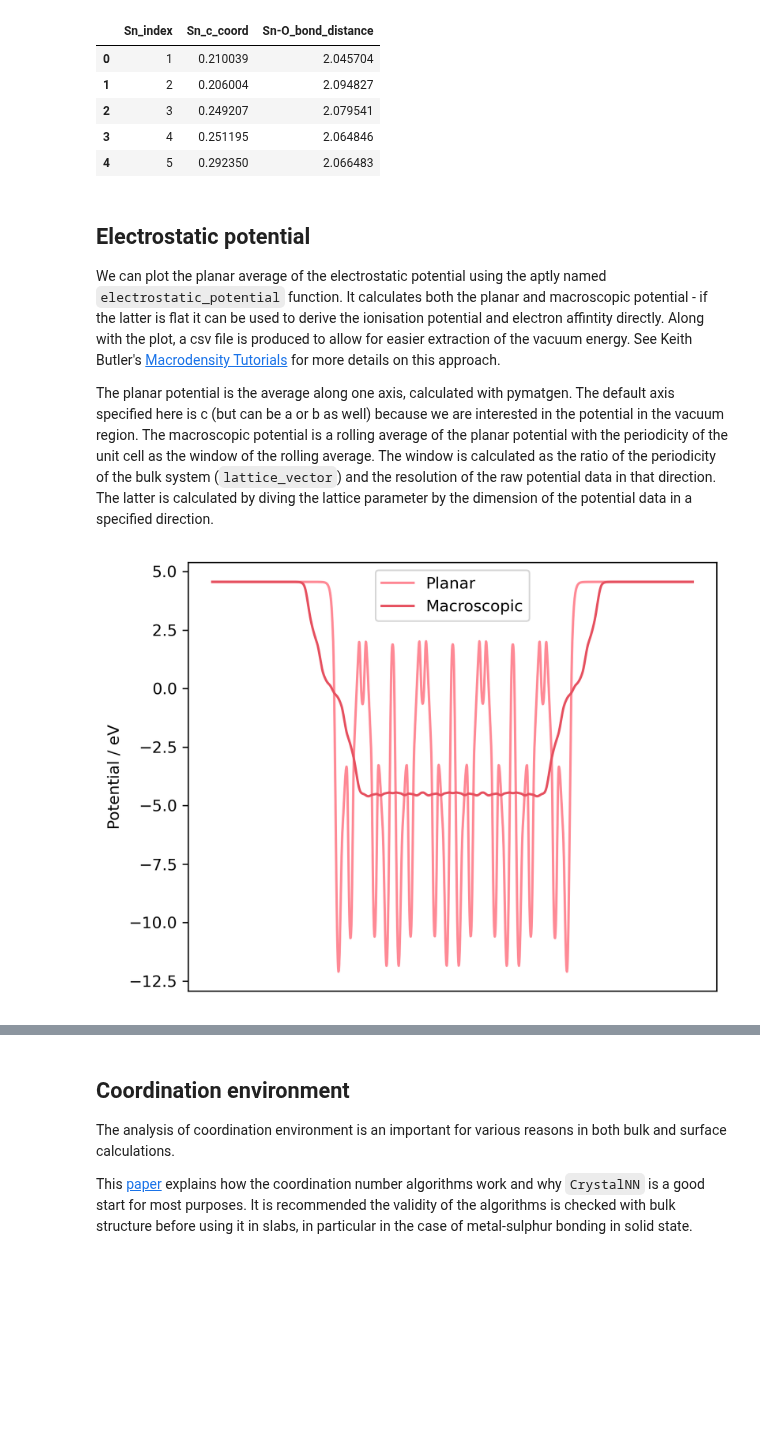
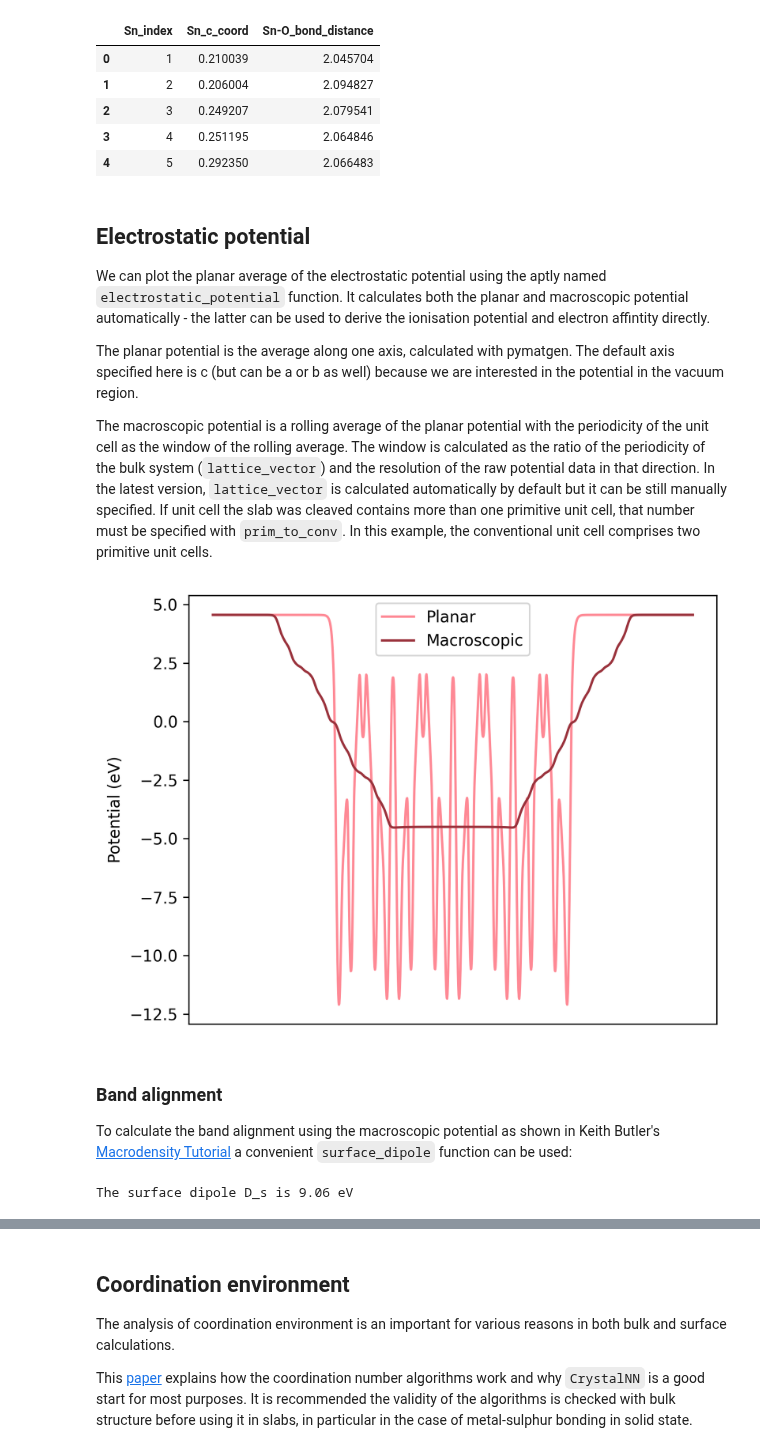
Before and after one commit to SMTG-Bham/surfaxe, a Jupyter notebook: tutorials/analysis/analysis_tutorial.ipynb, the cells around one changed output, grey strips where cells are left out. Drawn from its saved outputs; the diff is of its cells as text; code cells hidden in the pictures; blank space fills up the shorter version.

Commit message:
update tutorials

```diff
--- a/tutorials/analysis/analysis_tutorial.ipynb
+++ b/tutorials/analysis/analysis_tutorial.ipynb
@@ -47,12 +47,25 @@ df.head()
 # %% [markdown]
 ## Electrostatic potential
 
-We can plot the planar average of the electrostatic potential using the aptly named `electrostatic_potential` function. It calculates both the planar and macroscopic potential - if the latter is flat it can be used to derive the ionisation potential and electron affintity directly. Along with the plot, a csv file is produced to allow for easier extraction of the vacuum energy. See Keith Butler's [Macrodensity Tutorials](https://github.com/WMD-group/MacroDensity/tree/master/tutorials) for more details on this approach.
+We can plot the planar average of the electrostatic potential using the aptly named `electrostatic_potential` function. It calculates both the planar and macroscopic potential automatically - the latter can be used to derive the ionisation potential and electron affintity directly.
 
-The planar potential is the average along one axis, calculated with pymatgen. The default axis specified here is c (but can be a or b as well) because we are interested in the potential in the vacuum region. The macroscopic potential is a rolling average of the planar potential with the periodicity of the unit cell as the window of the rolling average. The window is calculated as the ratio of the periodicity of the bulk system (`lattice_vector`) and the resolution of the raw potential data in that direction. The latter is calculated by diving the lattice parameter by the dimension of the potential data in a specified direction.
+The planar potential is the average along one axis, calculated with pymatgen. The default axis specified here is c (but can be a or b as well) because we are interested in the potential in the vacuum region.
+
+The macroscopic potential is a rolling average of the planar potential with the periodicity of the unit cell as the window of the rolling average. The window is calculated as the ratio of the periodicity of the bulk system (`lattice_vector`) and the resolution of the raw potential data in that direction. In the latest version, `lattice_vector` is calculated automatically by default but it can be still manually specified. If unit cell the slab was cleaved contains more than one primitive unit cell, that number must be specified with `prim_to_conv`. In this example, the conventional unit cell comprises two primitive unit cells.
 # %%
-electrostatic_potential(lattice_vector=11.5,
-                        locpot=path_to_analysis_data.joinpath('LOCPOT'),
-                        save_plt=True)
+electrostatic_potential(locpot=path_to_analysis_data.joinpath('LOCPOT'),
+                        prim_to_conv=2,
+                        save_plt=True,
+                        save_csv=True)
 # %% [output]
-[figure, old version]
+[figure, new version]
+# %% [markdown]
+
+### Band alignment
+
+To calculate the band alignment using the macroscopic potential as shown in Keith Butler's [Macrodensity Tutorial](https://github.com/WMD-group/MacroDensity/tree/master/tutorials/Slab/SlabCalculation.ipynb) a convenient `surface_dipole` function can be used:
+# %%
+sd = surface_dipole('potential.csv')
+print(f'The surface dipole D_s is {sd} eV')
+# %% [output]
+The surface dipole D_s is 9.06 eV
```
Also changed, not shown: parts of 5 cells of this notebook, 5 other files.
